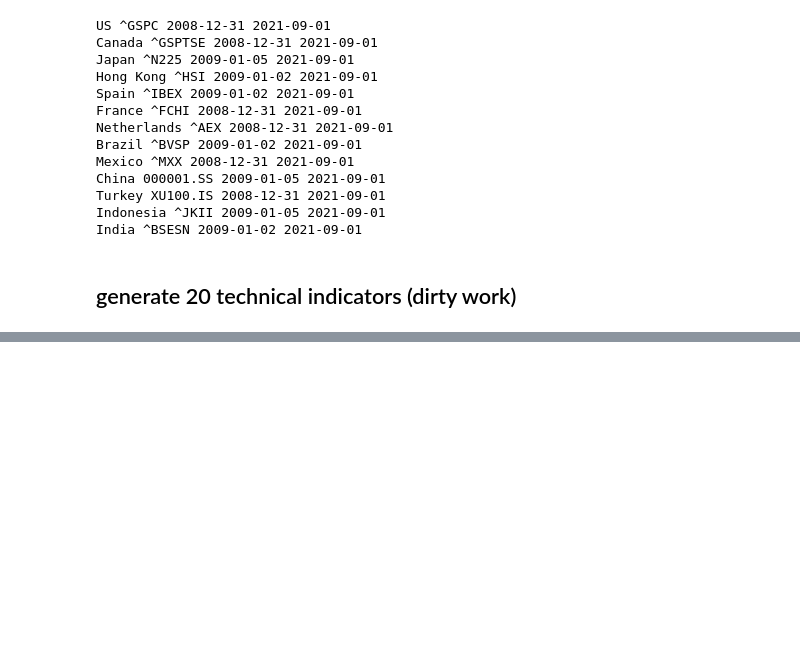
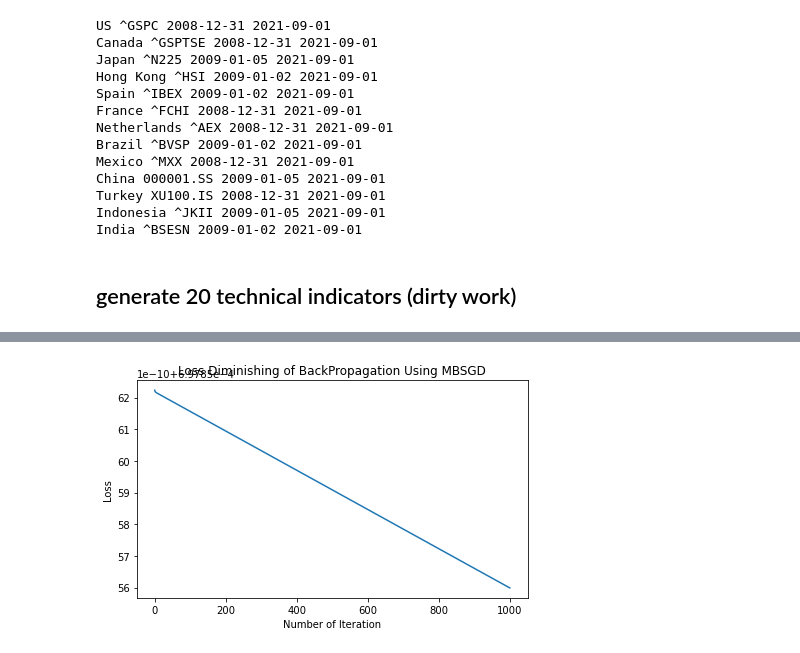
Before and after one commit to chensheni/202203-PCA-PSO-FFNN-ADF-ARDL-Dissertation, a Jupyter notebook: pca-pso-ffnn-adf-ardl-ongoing-dissertation-project.ipynb, the cells around one changed output, grey strips where cells are left out. Saved outputs shown, nothing was run; the diff lists cells and outputs as text; code cells hidden in the pictures; blank space fills up the shorter version.

```diff
--- a/pca-pso-ffnn-adf-ardl-ongoing-dissertation-project.ipynb
+++ b/pca-pso-ffnn-adf-ardl-ongoing-dissertation-project.ipynb
@@ -323,7 +331,7 @@ def MSE(y_true, y_prediction):
 # n3 is the number of neurons at the 3rd hidden layer
 
 ## could change the neurons at each layer here
-n1,  n2,  n3  = 5, 5, 5
+# n1,  n2,  n3  = 5, 5, 5
 ann_structure = [n1, n2, n3]
 
 def parameters_reset (n1, n2, n3) :
@@ -858,0 +1015,3 @@ for i in range(len(region_list)):
+# %%
+# create all possible hyper-parameters in FFNN
+list_hyper = [[a,a,a] for a in np.arange(5,26,5)]; list_hyper
@@ -860,0 +1209,15 @@ for i in range(len(region_list)):
+# %%
+# manually keep the results since the computational cost is too much
+ARDL_optimal_params = [array([0, {0: 1, 1: 2, 2: 0, 3: 0, 4: 0, 5: 0, 6: 1, 7: 1}], dtype=object),
+                       array([0, {0: 1, 1: 0, 2: 0, 3: 0, 4: 0, 5: 0, 6: 0, 7: 0}], dtype=object),
+                       array([1, {0: 2, 1: 0, 2: 0, 3: 1, 4: 2, 5: 1, 6: 0, 7: 2}], dtype=object),
+                       array([1, {0: 0, 1: 2, 2: 0, 3: 1, 4: 1, 5: 0, 6: 0, 7: 0, 8: 1}], dtype=object),
+                       array([0, {0: 0, 1: 0, 2: 2, 3: 0, 4: 2, 5: 0, 6: 0, 7: 2, 8: 0}], dtype=object),
+                       array([0, {0: 0, 1: 0, 2: 0, 3: 0, 4: 0, 5: 0, 6: 0, 7: 0, 8: 0}], dtype=object),
+                       array([0, {0: 0, 1: 0, 2: 0, 3: 0, 4: 0, 5: 0, 6: 0, 7: 0}], dtype=object),
+                       array([0, {0: 0, 1: 0, 2: 2, 3: 0, 4: 0, 5: 0, 6: 0, 7: 0}], dtype=object),
+                       array([0, {0: 1, 1: 1, 2: 0, 3: 2, 4: 0, 5: 0, 6: 1, 7: 0, 8: 0}], dtype=object),
+                       array([0, {0: 2, 1: 2, 2: 2, 3: 1, 4: 2, 5: 0, 6: 0, 7: 0}], dtype=object),
+                       array([0, {0: 0, 1: 0, 2: 1, 3: 0, 4: 1, 5: 0, 6: 0, 7: 0, 8: 1}], dtype=object),
+                       array([2, {0: 1, 1: 2, 2: 1, 3: 2, 4: 0, 5: 1, 6: 0, 7: 1, 8: 0}], dtype=object),
+                       array([0, {0: 0, 1: 1, 2: 0, 3: 0, 4: 0, 5: 0, 6: 0, 7: 2}], dtype=object)]
@@ -972,0 +1384,66 @@ df_full.head()
+# %%
+# volatility is pretty HIGH...
+# but it may be because PSO has find a good solution
+
+# optimze FFNN using MBSGD
+
+# test using US dataset
+array_x = FFNN_train_x[0]
+array_y = FFNN_train_y[0]
+
+# 1.MBSGD parameters setting
+learn_rate      = 0.01
+total_iteration = 1000
+batch_size      = len(array_y)+1
+seed_bp         = 0
+
+# 2.initialize parameters using _pso
+W1, W2, W3, W4, b1, b2, b3, b4 = pso(array_x, array_y)
+
+# 3.read ANN parameters from PSO and feedforeward
+a0, s1, a1, s2, a2, s3, a3, s4 = forward_prop(array_x, W1, W2, W3, W4, b1, b2, b3, b4)
+
+# 4.keep the initial loss
+loss_bp = [MSE(array_y, s4)]
+
+# 5.reset dataset for MINIBATCH algorithm
+df_X  = pd.DataFrame(array_x.T)
+df_y  = pd.DataFrame(array_y.T)
+
+# 6.backpropogation using MBSGD
+for i in range (total_iteration):
+    # split data into batches
+    for Batch in batches (df_X, df_y, size = batch_size, seed = seed_bp):
+
+        # get data batches
+        (Batch_X, Batch_y) = Batch
+        # transform datches into arrays
+        Batch_X = np.array(Batch_X).T
+        Batch_y = np.array(Batch_y).T
+
+        # parameters update
+        a0, s1, a1, s2, a2, s3, a3, s4 = forward_prop(Batch_X, W1, W2, W3, W4, b1, b2, b3, b4)
+        W1 -= learn_rate * J_W1 (a0, Batch_y)
+        W2 -= learn_rate * J_W2 (a0, Batch_y)
+        W3 -= learn_rate * J_W3 (a0, Batch_y)
+        W4 -= learn_rate * J_W4 (a0, Batch_y)
+        b1 -= learn_rate * J_b1 (a0, Batch_y)
+        b2 -= learn_rate * J_b2 (a0, Batch_y)
+        b3 -= learn_rate * J_b3 (a0, Batch_y)
+        b4 -= learn_rate * J_b4 (a0, Batch_y)
+
+    # at the end of each iteration, we keep the loss for the all the instances
+    a0, s1, a1, s2, a2, s3, a3, s4 = forward_prop(array_x, W1, W2, W3, W4, b1, b2, b3, b4)
+    loss = MSE(array_y, s4)
+    loss_bp.append(loss)
+
+    seed_bp += 1
+    # print('at the interation of {:}, MBSGD finds {:.4f} as MSE'.format(i+1, loss))
+
+# 6.plot the diagram of iteration and lossfuntion
+plt.figure(figsize = (7,4))
+plt.title ('Loss Diminishing of BackPropagation Using MBSGD')
+plt.xlabel('Number of Iteration')
+plt.ylabel('Loss')
+plt.plot(range(1001), loss_bp)
+# %% [output]
@@ -972,0 +1451 @@ df_full.head()
+[figure, added]
```
Also changed, not shown: parts of 55 cells of this notebook.
